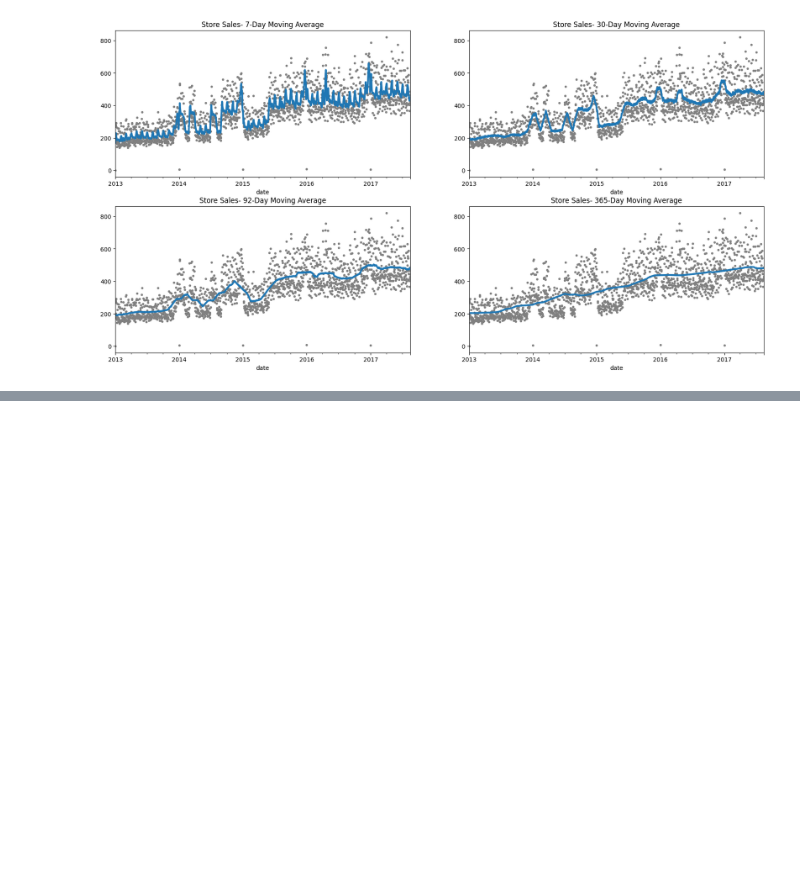
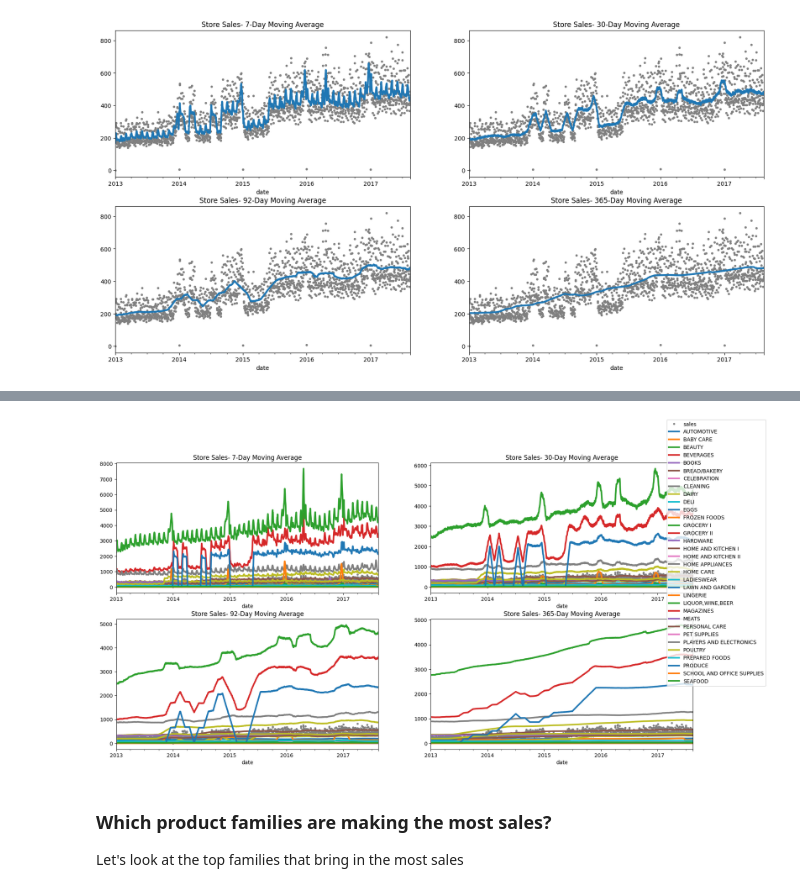
Before and after one commit to Anteemony/sktime-storesales-forecasting, a Jupyter notebook: notebooks/Store_Sales_Forecasting_with_Sktime.ipynb, the cells around one changed output, grey strips where cells are left out. Saved outputs shown, nothing was run; the diff lists cells and outputs as text; code cells hidden in the pictures; blank space fills up the shorter version.

Commit message:
add trend EDA

```diff
--- a/notebooks/Store_Sales_Forecasting_with_Sktime.ipynb
+++ b/notebooks/Store_Sales_Forecasting_with_Sktime.ipynb
@@ -191,3 +198,0 @@ Daily average sales of all product famliies across all stores
-# %%
-store_sales = store_sales.set_index('date').to_period('D')
-store_sales = store_sales.set_index(['store_nbr', 'family'], append=True)
@@ -292,18 +246,6 @@ ax[1,1].get_legend().remove()
 # %%
-daily_average_sales = store_sales.groupby('date').mean()['sales']
 
-def plot_moving_average(window, ax):
-    moving_average = daily_average_sales.rolling(
-        window=window,
-        center=True,
-        min_periods=window//2
-    ).mean()
-
-    daily_average_sales.plot(style=".", color="0.5", ax=ax)
-    moving_average.plot(
-        ax=ax, linewidth=3, title=f"Store Sales- {window}-Day Moving Average", legend=False
-    )
-
+# Let's see the trend
 fig, ((ax1, ax2), (ax3, ax4)) = plt.subplots(nrows=2,
                                              ncols=2,
                                              figsize=(20,10))
@@ -312,6 +254,6 @@ windows = [7, 30, 92, 365]
 axes =[ax1, ax2, ax3, ax4]
 
 for window, ax in zip(windows, axes):
-    plot_moving_average(window=window, ax=ax)
+    plot_moving_average(df=daily_average_sales, window=window, ax=ax)
 # %% [output]
 [figure]
@@ -317,0 +282,23 @@ for window, ax in zip(windows, axes):
+# %%
+fig, ((ax1, ax2), (ax3, ax4)) = plt.subplots(nrows=2,
+                                             ncols=2,
+                                             figsize=(20,10))
+
+windows = [7, 30, 92, 365]
+axes =[ax1, ax2, ax3, ax4]
+
+for window, ax in zip(windows, axes):
+    plot_moving_average(
+        df=pivot_df,
+        plot_df=daily_average_sales,
+        window=window, ax=ax)
+
+# Use a single Legend
+handles, labels = axes[-1].get_legend_handles_labels()
+fig.legend(handles, labels, loc='upper right');
+# %% [output]
+[figure, added]
+# %% [markdown]
+### Which product families are making the most sales?
+
+Let's look at the top families that bring in the most sales
```
Also changed, not shown: parts of 16 cells of this notebook.
